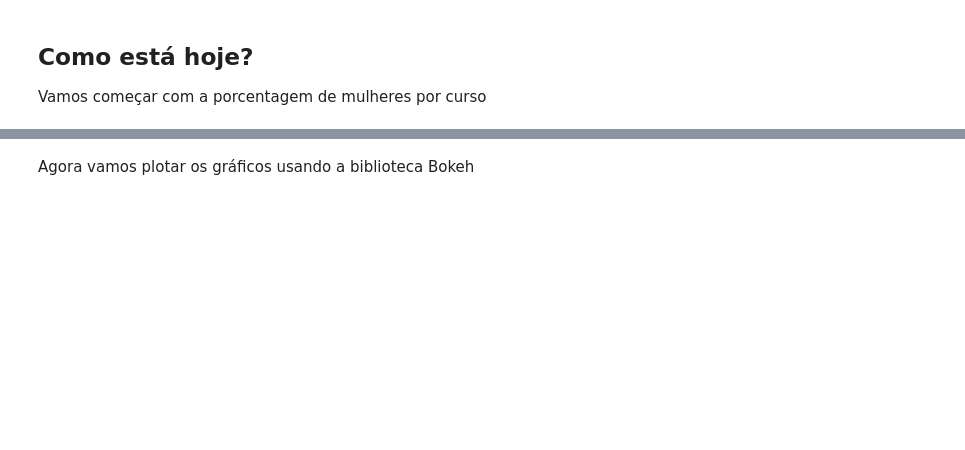
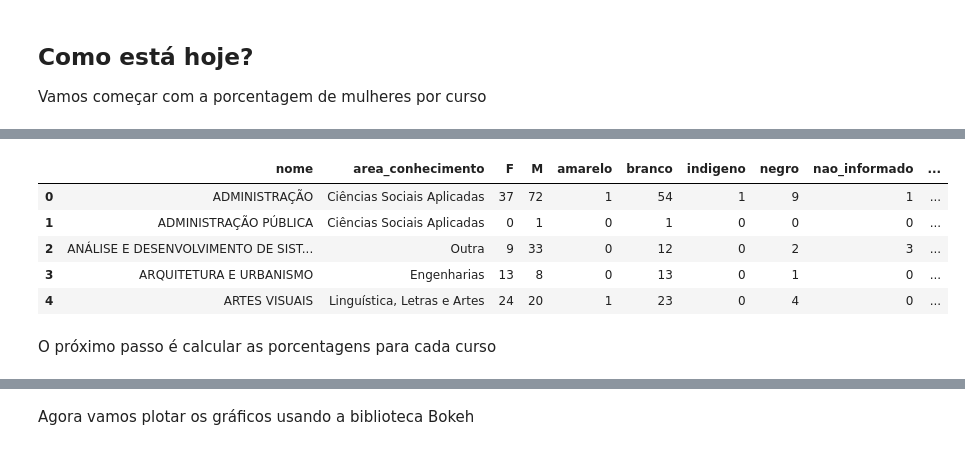
Before and after one commit to nymarya/gender-and-race-ufrn, a Jupyter notebook: sexo_e_cor_da_ufrn.ipynb, the cells around one changed output, grey strips where cells are left out. Cells and saved outputs as stored; diff of their text form; code cells hidden in the pictures; blank space fills up the shorter version.

```diff
--- a/sexo_e_cor_da_ufrn.ipynb
+++ b/sexo_e_cor_da_ufrn.ipynb
@@ -135,0 +166,13 @@ dados_discentes.loc[ dados_discentes.id_curso == 15315770]
+# %%
+dados_2019 = pd.DataFrame(columns = ['nome', 'area_conhecimento'] + colunas)
+dados_2019['nome'] = cursos_agrupados.groups.keys()
+
+# TODO: fazer esse loop de forma pythonica
+for curso in cursos_agrupados.groups.keys():
+  area = cursos_agrupados.get_group(curso).agg(lambda x:x.value_counts().index[0])
+  print(area.get('area_conhecimento'))
+  dados_2019.loc[dados_2019.nome == curso, 'area_conhecimento'] = area.get('area_conhecimento')
+
+  for coluna in colunas:
+    grupo = cursos_agrupados.get_group(curso)[coluna]
+    dados_2019.loc[dados_2019.nome == curso, coluna] = grupo.sum()
@@ -135,0 +197,11 @@ dados_discentes.loc[ dados_discentes.id_curso == 15315770]
+# %%
+dados_2019.head()
+# %% [output]
+|  | nome | area_conhecimento | F | M | amarelo | branco | indigeno | negro | nao_informado | ... |
+| 0 | ADMINISTRAÇÃO | Ciências Sociais Aplicadas | 37 | 72 | 1 | 54 | 1 | 9 | 1 | ... |
+| 1 | ADMINISTRAÇÃO PÚBLICA | Ciências Sociais Aplicadas | 0 | 1 | 0 | 1 | 0 | 0 | 0 | ... |
+| 2 | ANÁLISE E DESENVOLVIMENTO DE SIST... | Outra | 9 | 33 | 0 | 12 | 0 | 2 | 3 | ... |
+| 3 | ARQUITETURA E URBANISMO | Engenharias | 13 | 8 | 0 | 13 | 0 | 1 | 0 | ... |
+| 4 | ARTES VISUAIS | Linguística, Letras e Artes | 24 | 20 | 1 | 23 | 0 | 4 | 0 | ... |
+# %% [markdown]
+O próximo passo é calcular as porcentagens para cada curso
```
Also changed, not shown: parts of 36 cells of this notebook.
